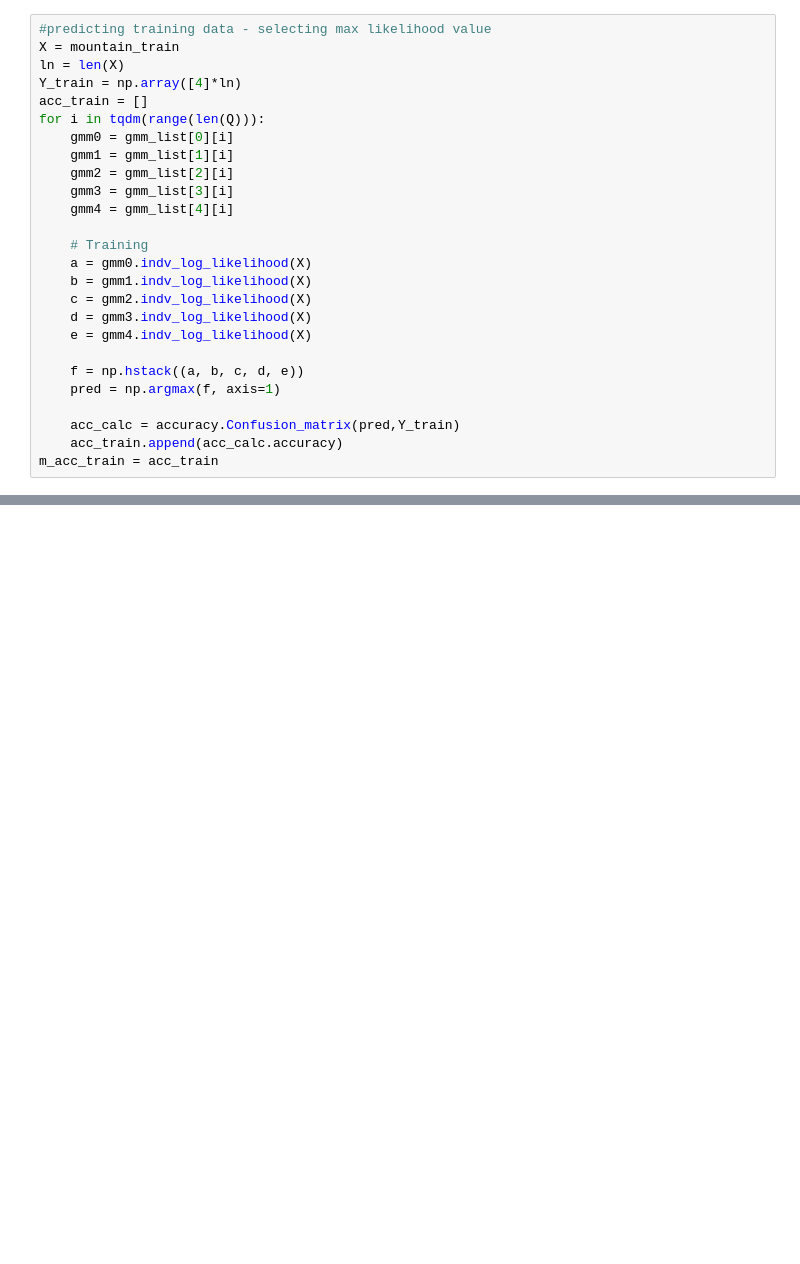
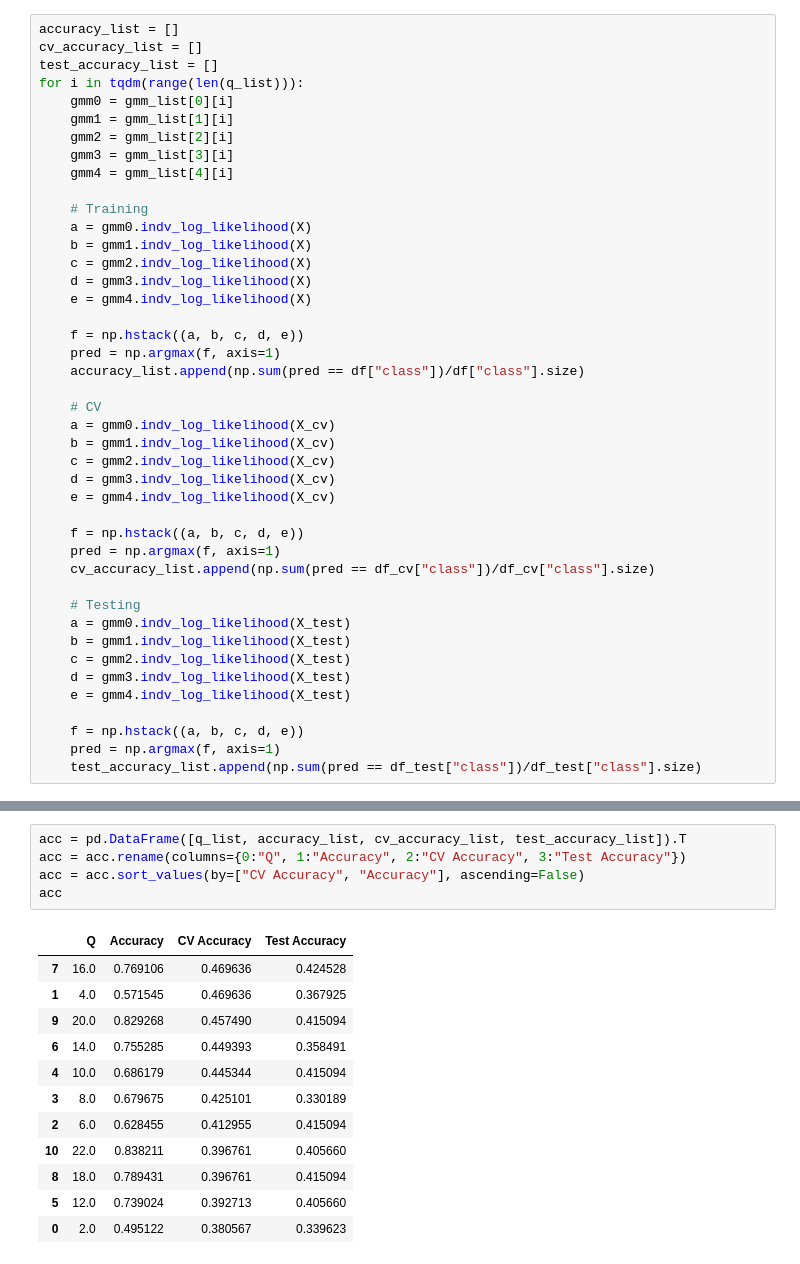
Before and after one commit to sowmyamanojna/CS5691-PRML-Assignments, a Jupyter notebook: assignment2/codes/2A-diag-covariance.ipynb, the cells around one changed output, grey strips where cells are left out. Saved outputs shown, nothing was run; the diff lists cells and outputs as text; blank space fills up the shorter version.

```diff
--- a/assignment2/codes/2A-diag-covariance.ipynb
+++ b/assignment2/codes/2A-diag-covariance.ipynb
@@ -151,10 +74,8 @@ import accuracy
 # %%
-#predicting training data - selecting max likelihood value
-X = mountain_train
-ln = len(X)
-Y_train = np.array([4]*ln)
-acc_train = []
-for i in tqdm(range(len(Q))):
+accuracy_list = []
+cv_accuracy_list = []
+test_accuracy_list = []
+for i in tqdm(range(len(q_list))):
     gmm0 = gmm_list[0][i]
     gmm1 = gmm_list[1][i]
     gmm2 = gmm_list[2][i]
@@ -170,7 +91,26 @@ for i in tqdm(range(len(Q))):
 
     f = np.hstack((a, b, c, d, e))
     pred = np.argmax(f, axis=1)
+    accuracy_list.append(np.sum(pred == df["class"])/df["class"].size)
 
-    acc_calc = accuracy.Confusion_matrix(pred,Y_train)
-    acc_train.append(acc_calc.accuracy)
-m_acc_train = acc_train
+    # CV
+    a = gmm0.indv_log_likelihood(X_cv)
+    b = gmm1.indv_log_likelihood(X_cv)
+    c = gmm2.indv_log_likelihood(X_cv)
+    d = gmm3.indv_log_likelihood(X_cv)
+    e = gmm4.indv_log_likelihood(X_cv)
+
+    f = np.hstack((a, b, c, d, e))
+    pred = np.argmax(f, axis=1)
+    cv_accuracy_list.append(np.sum(pred == df_cv["class"])/df_cv["class"].size)
+
+    # Testing
+    a = gmm0.indv_log_likelihood(X_test)
+    b = gmm1.indv_log_likelihood(X_test)
+    c = gmm2.indv_log_likelihood(X_test)
+    d = gmm3.indv_log_likelihood(X_test)
+    e = gmm4.indv_log_likelihood(X_test)
+
+    f = np.hstack((a, b, c, d, e))
+    pred = np.argmax(f, axis=1)
+    test_accuracy_list.append(np.sum(pred == df_test["class"])/df_test["class"].size)
@@ -343,0 +139,18 @@ plt.show()
+# %%
+acc = pd.DataFrame([q_list, accuracy_list, cv_accuracy_list, test_accuracy_list]).T
+acc = acc.rename(columns={0:"Q", 1:"Accuracy", 2:"CV Accuracy", 3:"Test Accuracy"})
+acc = acc.sort_values(by=["CV Accuracy", "Accuracy"], ascending=False)
+acc
+# %% [output]
+|  | Q | Accuracy | CV Accuracy | Test Accuracy |
+| 7 | 16.0 | 0.769106 | 0.469636 | 0.424528 |
+| 1 | 4.0 | 0.571545 | 0.469636 | 0.367925 |
+| 9 | 20.0 | 0.829268 | 0.457490 | 0.415094 |
+| 6 | 14.0 | 0.755285 | 0.449393 | 0.358491 |
+| 4 | 10.0 | 0.686179 | 0.445344 | 0.415094 |
+| 3 | 8.0 | 0.679675 | 0.425101 | 0.330189 |
+| 2 | 6.0 | 0.628455 | 0.412955 | 0.415094 |
+| 10 | 22.0 | 0.838211 | 0.396761 | 0.405660 |
+| 8 | 18.0 | 0.789431 | 0.396761 | 0.415094 |
+| 5 | 12.0 | 0.739024 | 0.392713 | 0.405660 |
+| 0 | 2.0 | 0.495122 | 0.380567 | 0.339623 |
```
Also changed, not shown: parts of 33 cells of this notebook, 27 other files.
